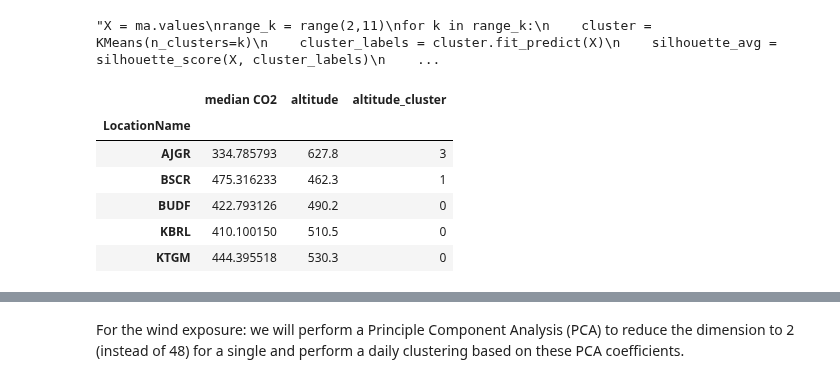
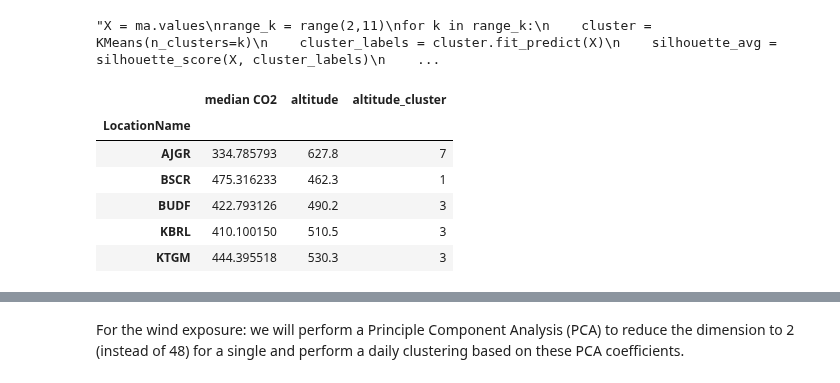
Before and after one commit to joelmfonseca/COM-503, a Jupyter notebook: mini_project/mini_project.ipynb, the cells around one changed output, grey strips where cells are left out. Cells and saved outputs as stored; diff of their text form; code cells hidden in the pictures.

```diff
--- a/mini_project/mini_project.ipynb
+++ b/mini_project/mini_project.ipynb
@@ -41,6 +41,10 @@ from tqdm import tqdm_notebook as tqdm
 from math import pi
 import random
 random.seed(2019)
+
+# main variables
+K_cluster_altitude = 10
+K_cluster_wind = 8
 # %% [markdown]
 
 ### Plotting functions
@@ -214,16 +218,16 @@ for k in range_k:
 # %% [output]
 "X = ma.values\nrange_k = range(2,11)\nfor k in range_k:\n    cluster = KMeans(n_clusters=k)\n    cluster_labels = cluster.fit_predict(X)\n    silhouette_avg = silhouette_score(X, cluster_labels)\n    ...
 # %%
-ma['altitude_cluster'] = KMeans(4).fit(ma[['median CO2', 'altitude']]).labels_
+ma['altitude_cluster'] = KMeans(K_cluster_altitude).fit(ma[['median CO2', 'altitude']]).labels_
 ma.head()
 # %% [output]
 |  | median CO2 | altitude | altitude_cluster |
 | LocationName |  |  |  |
-| AJGR | 334.785793 | 627.8 | 3 |
+| AJGR | 334.785793 | 627.8 | 7 |
 | BSCR | 475.316233 | 462.3 | 1 |
-| BUDF | 422.793126 | 490.2 | 0 |
-| KBRL | 410.100150 | 510.5 | 0 |
-| KTGM | 444.395518 | 530.3 | 0 |
+| BUDF | 422.793126 | 490.2 | 3 |
+| KBRL | 410.100150 | 510.5 | 3 |
+| KTGM | 444.395518 | 530.3 | 3 |
 # %%
 # merge the in to current dataframe
 mth = mth.reset_index().merge(ma.reset_index(), on='LocationName').set_index('timestamp')
```
Also changed, not shown: parts of 20 cells of this notebook.
